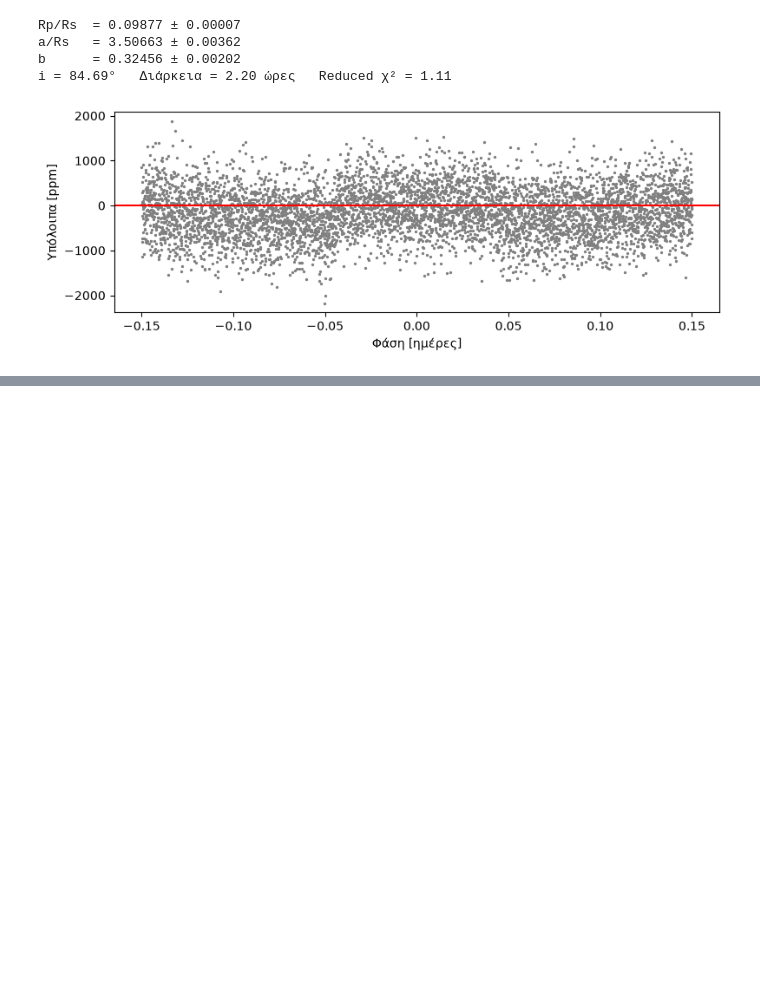
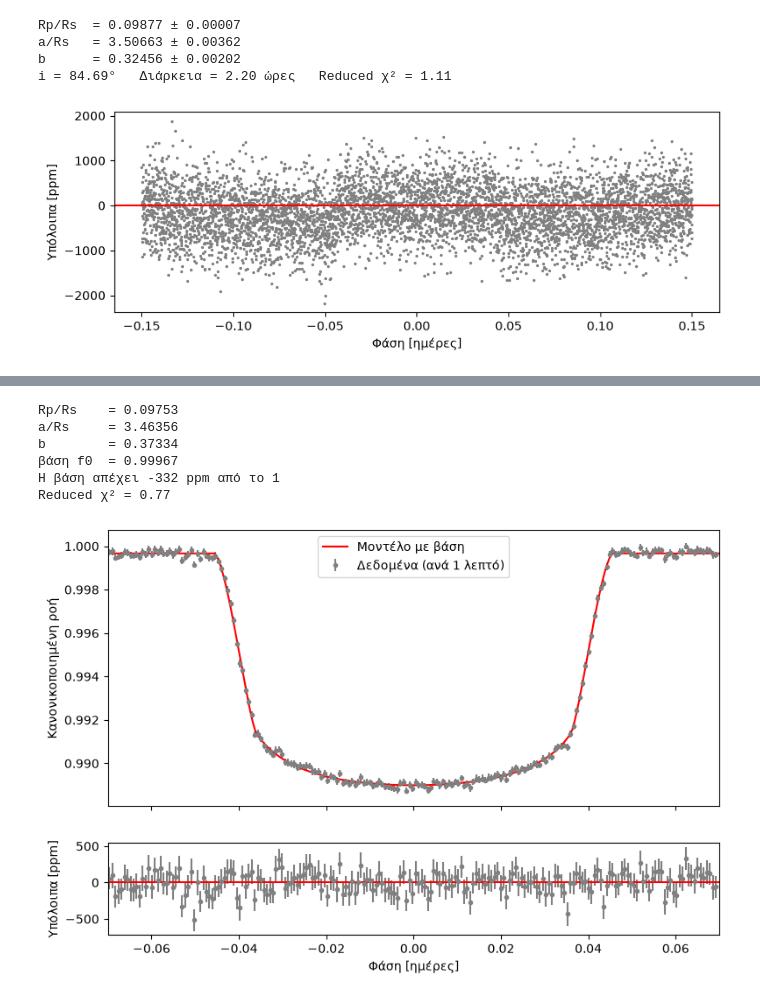
Before and after one commit to rigasneofotistos-beep/tess-transit-project, a Jupyter notebook: 01_first_lightcurve.ipynb, the cells around one changed output, grey strips where cells are left out. Cells and saved outputs as stored; diff of their text form; code cells hidden in the pictures; blank space fills up the shorter version.

```diff
--- a/01_first_lightcurve.ipynb
+++ b/01_first_lightcurve.ipynb
@@ -363,0 +444,35 @@ i = 84.69°   Διάρκεια = 2.20 ώρες   Reduced χ² = 1.11
+# %%
+def model_f0(ph, k, a, b, f0):
+    return f0 * transit_model2(ph, k, a, b)
+
+p0 = [*popt3, 1.0]
+popt4, pcov4 = curve_fit(model_f0, xb, yb, p0=p0, sigma=eb, absolute_sigma=True,
+                         bounds=([0.05, 1.5, 0.0, 0.99], [0.20, 10.0, 1.0, 1.01]))
+res4 = yb - model_f0(xb, *popt4)
+chi2r4 = np.sum((res4 / eb)**2) / (len(xb) - 4)
+
+for nm, v in zip(["Rp/Rs", "a/Rs", "b", "βάση f0"], popt4):
+    print(f"{nm:8s} = {v:.5f}")
+print(f"Η βάση απέχει {(popt4[3] - 1)*1e6:.0f} ppm από το 1")
+print(f"Reduced χ² = {chi2r4:.2f}")
+
+fig, (ax1, ax2) = plt.subplots(2, 1, figsize=(9, 6), sharex=True,
+                               gridspec_kw={"height_ratios": [3, 1]})
+ax1.errorbar(xb, yb, yerr=eb, fmt=".", color="gray", label="Δεδομένα (ανά 1 λεπτό)")
+ax1.plot(xs_plot, model_f0(xs_plot, *popt4), color="red", label="Μοντέλο με βάση")
+ax1.set_xlim(-0.07, 0.07)
+ax1.set_ylabel("Κανονικοποιημένη ροή")
+ax1.legend()
+ax2.errorbar(xb, res4 * 1e6, yerr=eb * 1e6, fmt=".", color="gray")
+ax2.axhline(0, color="red")
+ax2.set_ylabel("Υπόλοιπα [ppm]")
+ax2.set_xlabel("Φάση [ημέρες]")
+plt.show()
+# %% [output]
+Rp/Rs    = 0.09753
+a/Rs     = 3.46356
+b        = 0.37334
+βάση f0  = 0.99967
+Η βάση απέχει -332 ppm από το 1
+Reduced χ² = 0.77
+[figure, added]
```
Also changed, not shown: parts of 7 cells of this notebook.
